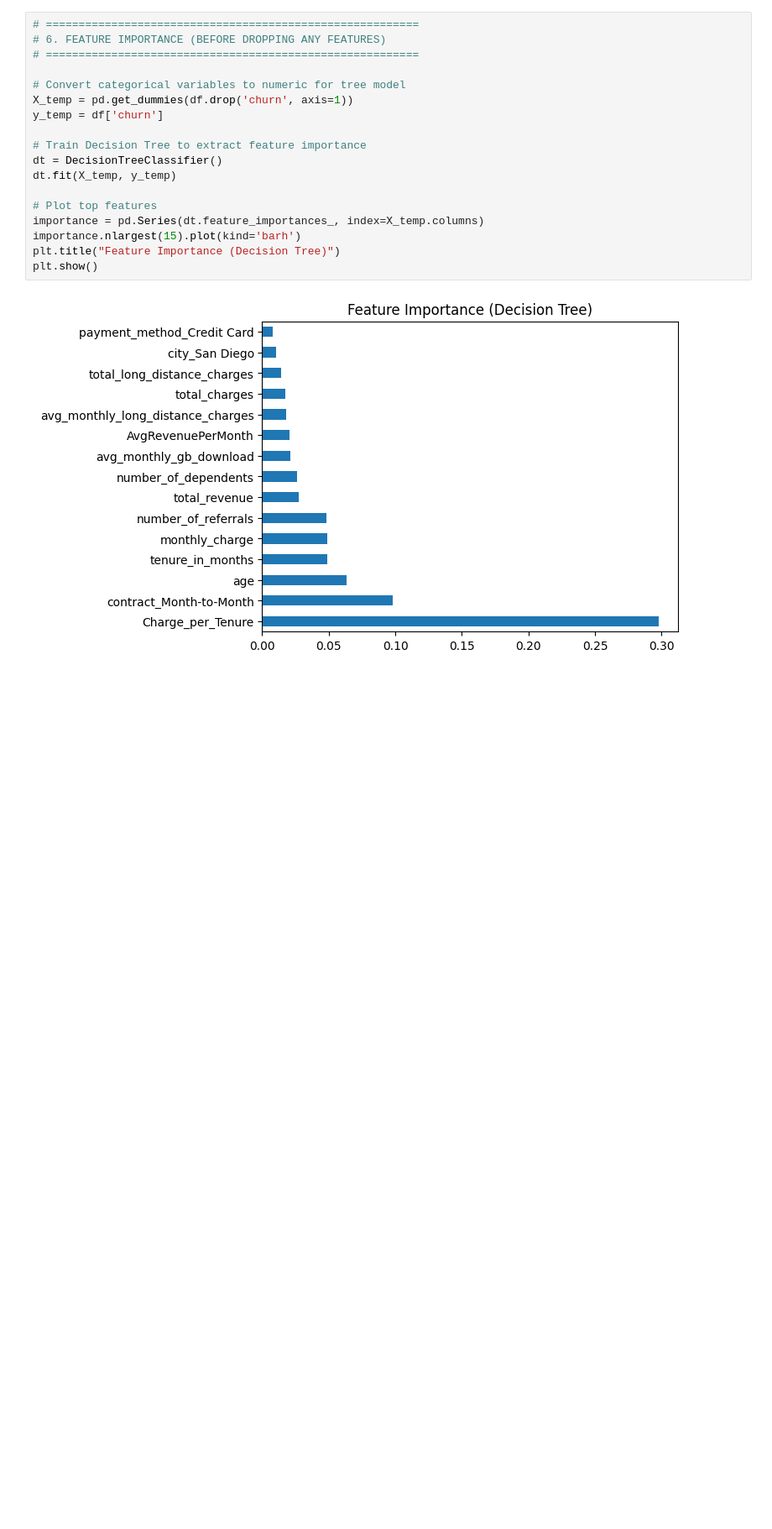
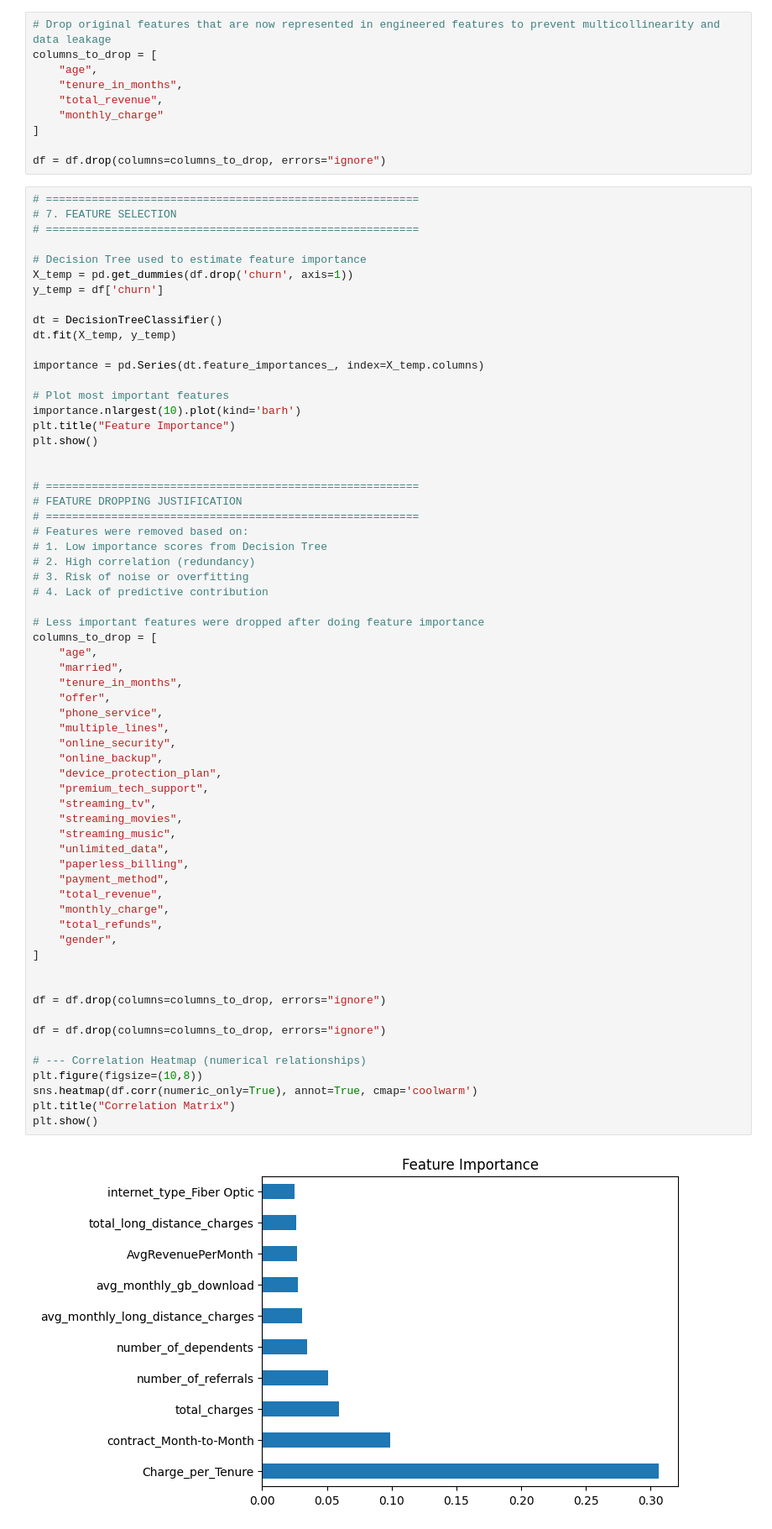
Before and after one commit to chunonso/CHURNGUARD, a Jupyter notebook: ChurnGuard/churn.ipynb, the cells around one changed output. Shown at 84% size. Saved outputs shown, nothing was run; the diff lists cells and outputs as text; blank space fills up the shorter version.

```diff
--- a/ChurnGuard/churn.ipynb
+++ b/ChurnGuard/churn.ipynb
@@ -368,20 +354,75 @@ Index(['gender', 'age', 'married', 'number_of_dependents', 'city',
+# %%
+# Drop original features that are now represented in engineered features to prevent multicollinearity and data leakage
+columns_to_drop = [
+    "age",
+    "tenure_in_months",
+    "total_revenue",
+    "monthly_charge"
+]
+
+df = df.drop(columns=columns_to_drop, errors="ignore")
 # %%
 # =========================================================
-# 6. FEATURE IMPORTANCE (BEFORE DROPPING ANY FEATURES)
+# 7. FEATURE SELECTION
 # =========================================================
 
-# Convert categorical variables to numeric for tree model
+# Decision Tree used to estimate feature importance
 X_temp = pd.get_dummies(df.drop('churn', axis=1))
 y_temp = df['churn']
 
-# Train Decision Tree to extract feature importance
 dt = DecisionTreeClassifier()
 dt.fit(X_temp, y_temp)
 
-# Plot top features
 importance = pd.Series(dt.feature_importances_, index=X_temp.columns)
-importance.nlargest(15).plot(kind='barh')
-plt.title("Feature Importance (Decision Tree)")
+
+# Plot most important features
+importance.nlargest(10).plot(kind='barh')
+plt.title("Feature Importance")
 plt.show()
+
+
+# =========================================================
+# FEATURE DROPPING JUSTIFICATION
+# =========================================================
+# Features were removed based on:
+# 1. Low importance scores from Decision Tree
+# 2. High correlation (redundancy)
+# 3. Risk of noise or overfitting
+# 4. Lack of predictive contribution
+
+# Less important features were dropped after doing feature importance
+columns_to_drop = [
+    "age",
+    "married",
+    "tenure_in_months",
+    "offer",
+    "phone_service",
+    "multiple_lines",
+    "online_security",
+    "online_backup",
+    "device_protection_plan",
+    "premium_tech_support",
+    "streaming_tv",
+    "streaming_movies",
+    "streaming_music",
+    "unlimited_data",
+    "paperless_billing",
+    "payment_method",
+    "total_revenue",
+    "monthly_charge",
+    "total_refunds",
+    "gender",
+]
+
+
+df = df.drop(columns=columns_to_drop, errors="ignore")
+
+df = df.drop(columns=columns_to_drop, errors="ignore")
+
+# --- Correlation Heatmap (numerical relationships)
+plt.figure(figsize=(10,8))
+sns.heatmap(df.corr(numeric_only=True), annot=True, cmap='coolwarm')
+plt.title("Correlation Matrix")
+plt.show()
 # %% [output]
-[figure, old version]
+[figure, new version]
```
Also changed, not shown: parts of 34 cells of this notebook.
